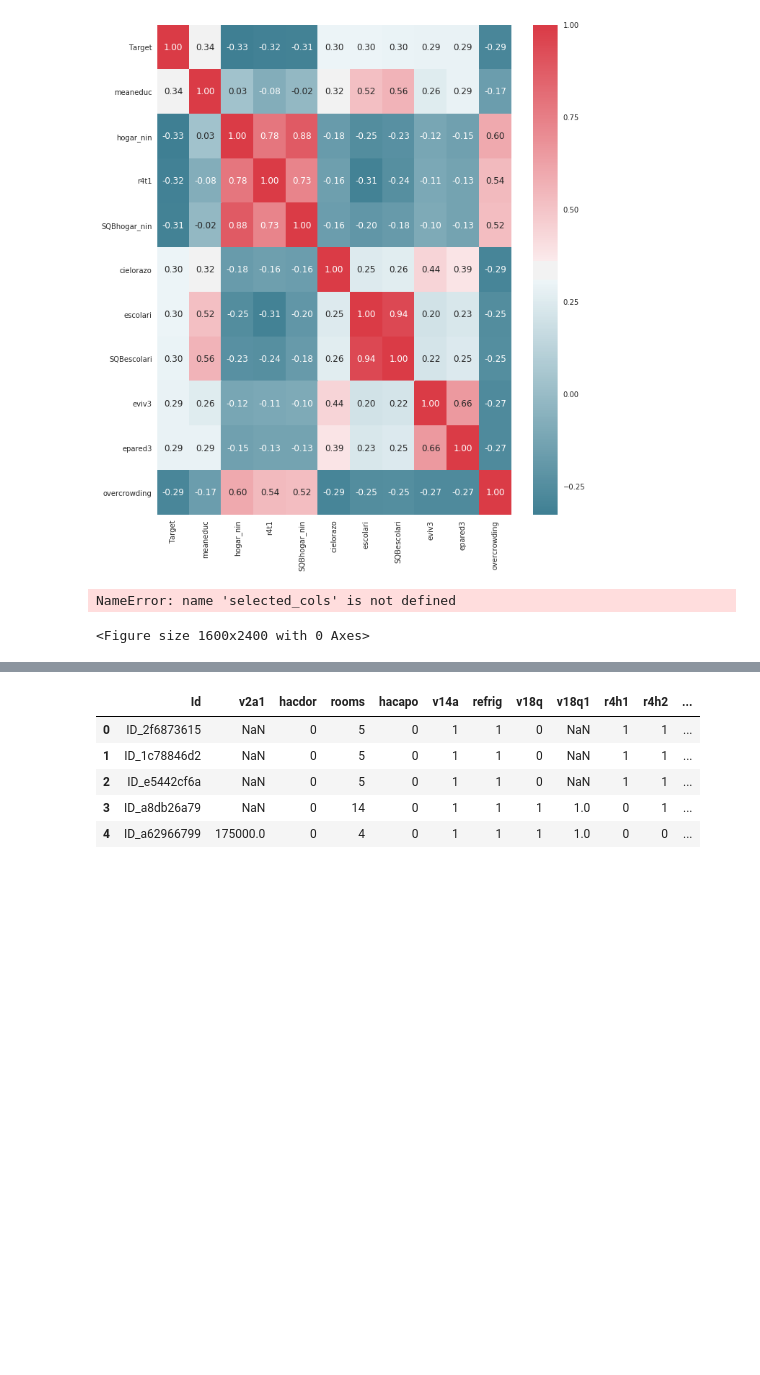
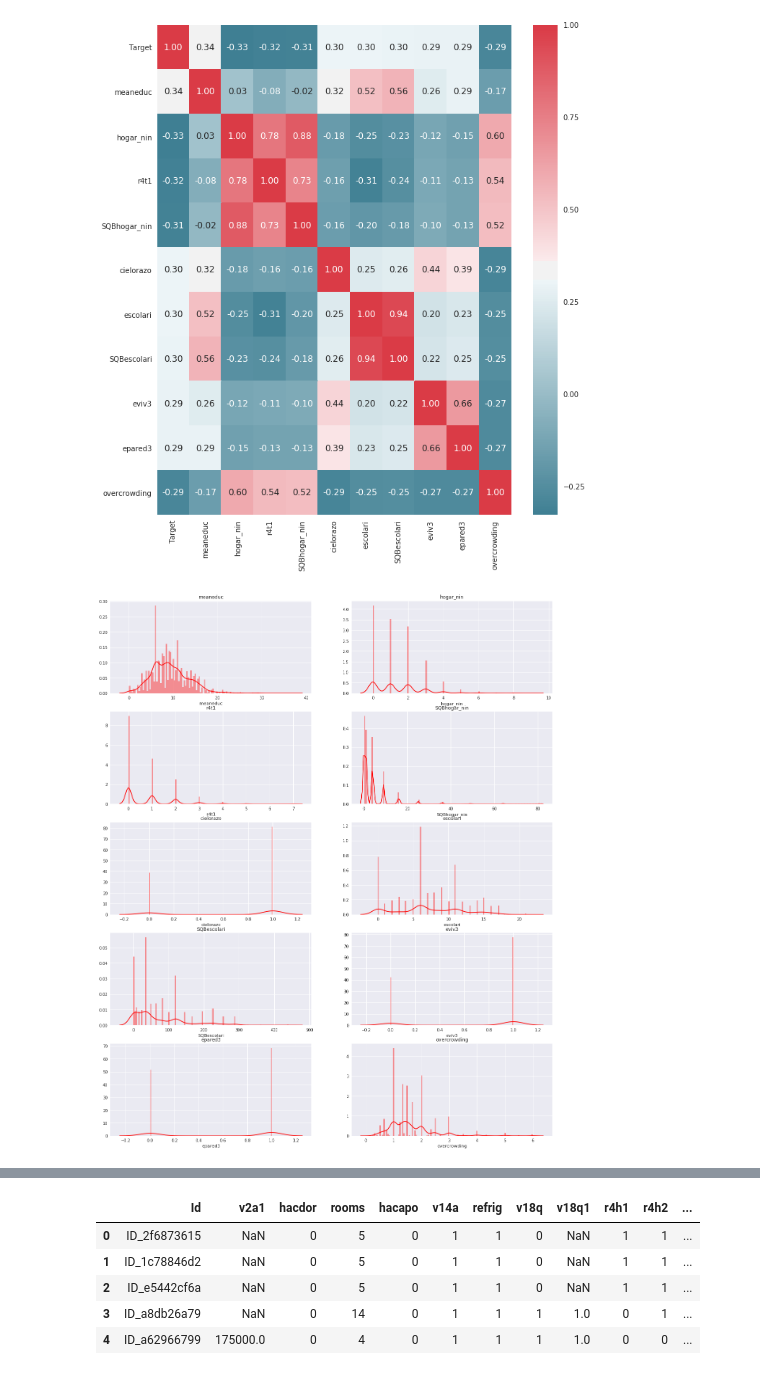
Before and after one commit to KOJILIU/DS-UA-202, a Jupyter notebook: Project Notebook Draft.ipynb, the cells around one changed output, grey strips where cells are left out. Cells and saved outputs as stored; diff of their text form; code cells hidden in the pictures; blank space fills up the shorter version.

```diff
--- a/Project Notebook Draft.ipynb
+++ b/Project Notebook Draft.ipynb
@@ -100,13 +115,11 @@ sns.heatmap(corr, cmap=cmap, annot=True, ax=ax, fmt='.2f')
 <matplotlib.axes._subplots.AxesSubplot at 0x...>
 [figure]
 # %%
-# Draw the value distribution of these columns in one plot
-plt.figure(figsize=(16, 24))
-for i, col in enumerate(selected_cols):
+plt.figure(figsize=(20, 30))
+for i, col in enumerate(selected_cols[1:]):
     plt.subplot(6, 2, i + 1)
     sns.distplot(train_df[col].dropna(), color="red", kde=True,bins=120)
     plt.title(col)
 plt.show()
 # %% [output]
-NameError: name 'selected_cols' is not defined
-<Figure size 1600x2400 with 0 Axes>
+[figure, added]
```
Also changed, not shown: parts of 4 cells of this notebook, 1 other file.
